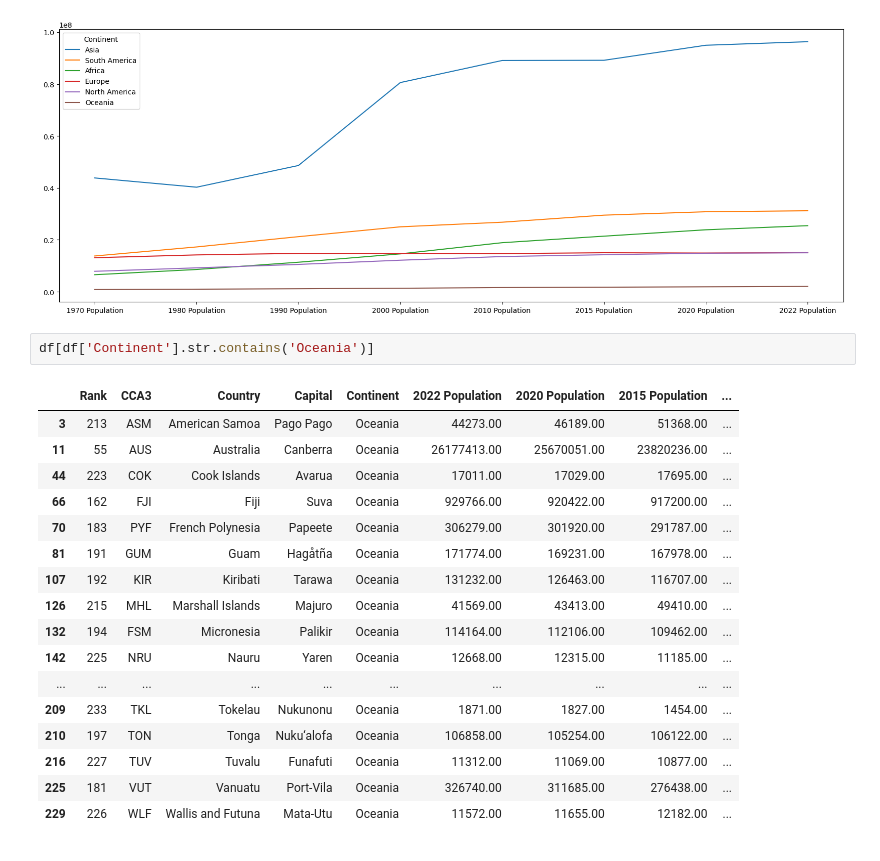
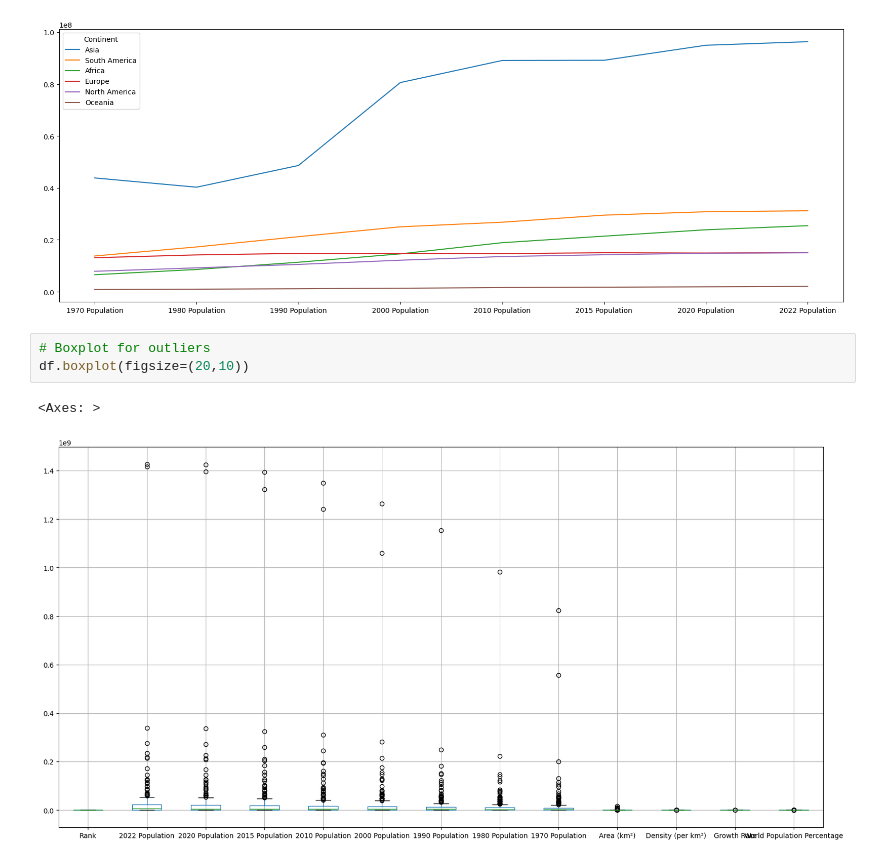
Before and after one commit to Sandra2021211/ExploratoryDataAnalysis_for_WorldPopulationDataset, a Jupyter notebook: EDA.ipynb, the cells around one changed output. Drawn from its saved outputs; the diff is of its cells as text.

Commit message:
Final finishes for EDA and boxplot for outliers

```diff
--- a/EDA.ipynb
+++ b/EDA.ipynb
@@ -193,23 +268,9 @@ df3.plot()
 # %% [output]
 <Axes: >
 [figure]
-# %%
-df[df['Continent'].str.contains('Oceania')]
-# %% [output]
-|  | Rank | CCA3 | Country | Capital | Continent | 2022 Population | 2020 Population | 2015 Population | ... |
-| 3 | 213 | ASM | American Samoa | Pago Pago | Oceania | 44273.00 | 46189.00 | 51368.00 | ... |
-| 11 | 55 | AUS | Australia | Canberra | Oceania | 26177413.00 | 25670051.00 | 23820236.00 | ... |
-| 44 | 223 | COK | Cook Islands | Avarua | Oceania | 17011.00 | 17029.00 | 17695.00 | ... |
-| 66 | 162 | FJI | Fiji | Suva | Oceania | 929766.00 | 920422.00 | 917200.00 | ... |
-| 70 | 183 | PYF | French Polynesia | Papeete | Oceania | 306279.00 | 301920.00 | 291787.00 | ... |
-| 81 | 191 | GUM | Guam | Hagåtña | Oceania | 171774.00 | 169231.00 | 167978.00 | ... |
-| 107 | 192 | KIR | Kiribati | Tarawa | Oceania | 131232.00 | 126463.00 | 116707.00 | ... |
-| 126 | 215 | MHL | Marshall Islands | Majuro | Oceania | 41569.00 | 43413.00 | 49410.00 | ... |
-| 132 | 194 | FSM | Micronesia | Palikir | Oceania | 114164.00 | 112106.00 | 109462.00 | ... |
-| 142 | 225 | NRU | Nauru | Yaren | Oceania | 12668.00 | 12315.00 | 11185.00 | ... |
-| ... | ... | ... | ... | ... | ... | ... | ... | ... | ... |
-| 209 | 233 | TKL | Tokelau | Nukunonu | Oceania | 1871.00 | 1827.00 | 1454.00 | ... |
-| 210 | 197 | TON | Tonga | Nuku‘alofa | Oceania | 106858.00 | 105254.00 | 106122.00 | ... |
-| 216 | 227 | TUV | Tuvalu | Funafuti | Oceania | 11312.00 | 11069.00 | 10877.00 | ... |
-| 225 | 181 | VUT | Vanuatu | Port-Vila | Oceania | 326740.00 | 311685.00 | 276438.00 | ... |
-| 229 | 226 | WLF | Wallis and Futuna | Mata-Utu | Oceania | 11572.00 | 11655.00 | 12182.00 | ... |
+# %%
+# Boxplot for outliers
+df.boxplot(figsize=(20,10))
+# %% [output]
+<Axes: >
+[figure, added]
```
Also changed, not shown: parts of 4 cells of this notebook.
